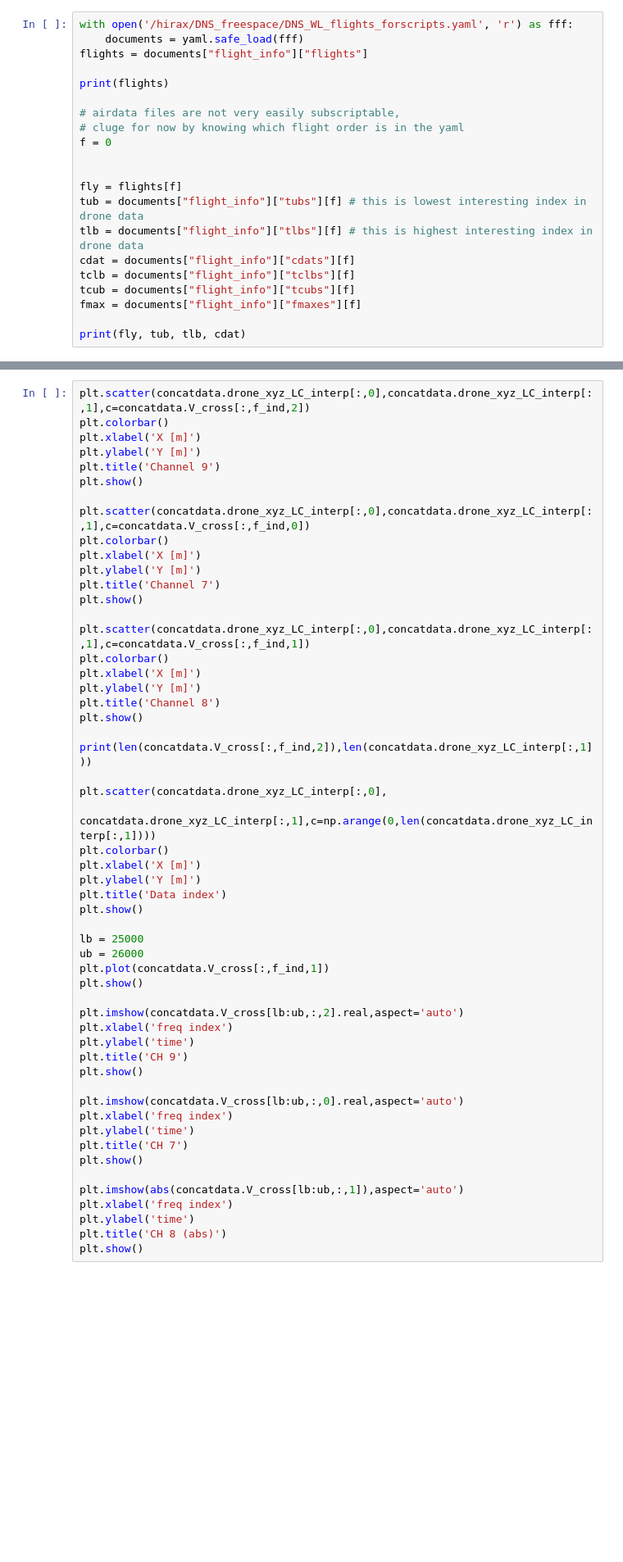
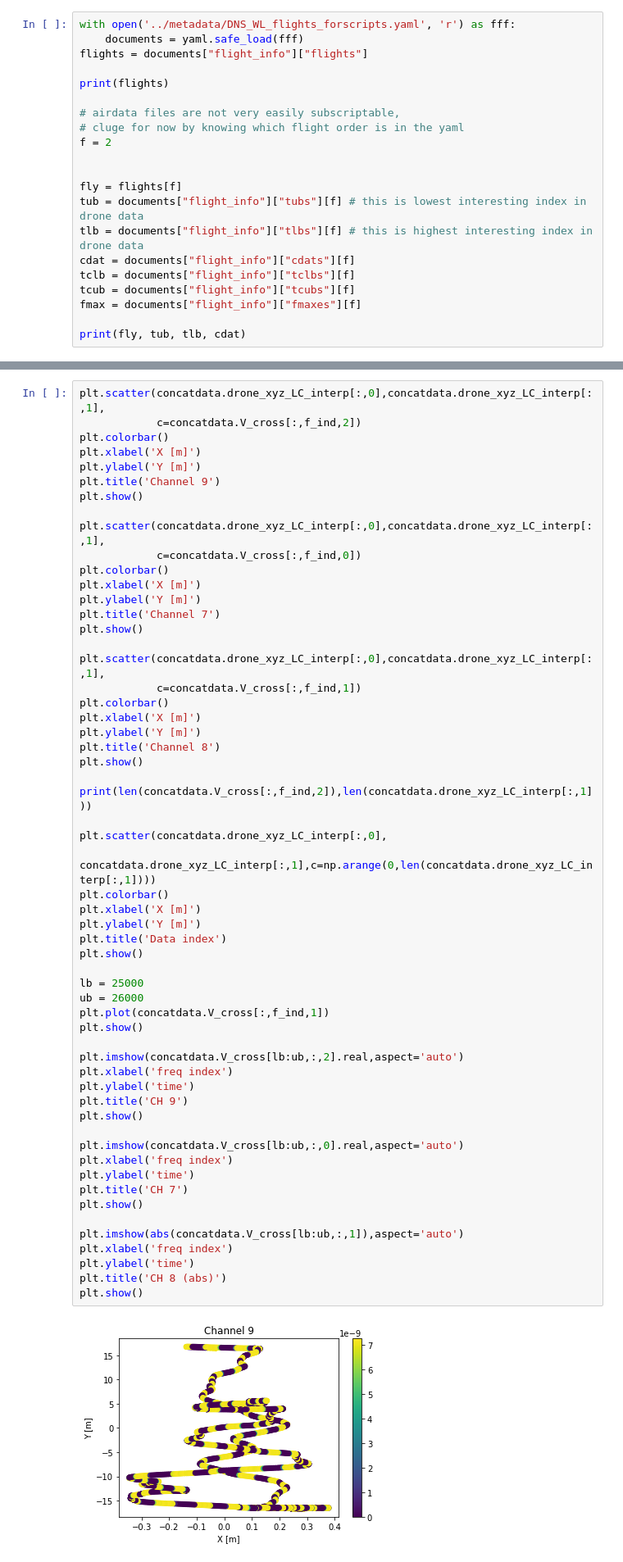
Before and after one commit to WrightLaboratory/DigitalNoiseSource, a Jupyter notebook: notebooks/LBN_DNS_droneflights.ipynb, the cells around one changed output, grey strips where cells are left out. Shown at 82% size. Saved outputs shown, nothing was run; the diff lists cells and outputs as text; blank space fills up the shorter version.

```diff
--- a/notebooks/LBN_DNS_droneflights.ipynb
+++ b/notebooks/LBN_DNS_droneflights.ipynb
@@ -216,7 +286,7 @@ plt.show()
 # %% [markdown]
 ## 2. Above looks good, let's capture in the yaml file
 # %%
-with open('/hirax/DNS_freespace/DNS_WL_flights_forscripts.yaml', 'r') as fff:
+with open('../metadata/DNS_WL_flights_forscripts.yaml', 'r') as fff:
     documents = yaml.safe_load(fff)
 flights = documents["flight_info"]["flights"]
 
@@ -224,7 +294,7 @@ print(flights)
 
 # airdata files are not very easily subscriptable,
 # cluge for now by knowing which flight order is in the yaml
-f = 0
+f = 2
 
 
 fly = flights[f]
@@ -279,21 +374,24 @@ concatdata=concat.CONCAT(CORRDATCLASS=corrtest0825,DRONEDATCLASS=dronetest0825,\
 #concattest0825=concat.CONCAT(CORRDATCLASS=corrtest0825,DRONEDATCLASS=dronetest0825,load_yaml=True,
 #                             traceback=False,save_traceback=False)
 # %%
-plt.scatter(concatdata.drone_xyz_LC_interp[:,0],concatdata.drone_xyz_LC_interp[:,1],c=concatdata.V_cross[:,f_ind,2])
+plt.scatter(concatdata.drone_xyz_LC_interp[:,0],concatdata.drone_xyz_LC_interp[:,1],
+            c=concatdata.V_cross[:,f_ind,2])
 plt.colorbar()
 plt.xlabel('X [m]')
 plt.ylabel('Y [m]')
 plt.title('Channel 9')
 plt.show()
 
-plt.scatter(concatdata.drone_xyz_LC_interp[:,0],concatdata.drone_xyz_LC_interp[:,1],c=concatdata.V_cross[:,f_ind,0])
+plt.scatter(concatdata.drone_xyz_LC_interp[:,0],concatdata.drone_xyz_LC_interp[:,1],
+            c=concatdata.V_cross[:,f_ind,0])
 plt.colorbar()
 plt.xlabel('X [m]')
 plt.ylabel('Y [m]')
 plt.title('Channel 7')
 plt.show()
 
-plt.scatter(concatdata.drone_xyz_LC_interp[:,0],concatdata.drone_xyz_LC_interp[:,1],c=concatdata.V_cross[:,f_ind,1])
+plt.scatter(concatdata.drone_xyz_LC_interp[:,0],concatdata.drone_xyz_LC_interp[:,1],
+            c=concatdata.V_cross[:,f_ind,1])
 plt.colorbar()
 plt.xlabel('X [m]')
 plt.ylabel('Y [m]')
@@ -305,30 +403,32 @@ print(len(concatdata.V_cross[:,f_ind,2]),len(concatdata.drone_xyz_LC_interp[:,1]
 plt.scatter(concatdata.drone_xyz_LC_interp[:,0],
             concatdata.drone_xyz_LC_interp[:,1],c=np.arange(0,len(concatdata.drone_xyz_LC_interp[:,1])))
 plt.colorbar()
 plt.xlabel('X [m]')
 plt.ylabel('Y [m]')
 plt.title('Data index')
 plt.show()
 
 lb = 25000
 ub = 26000
 plt.plot(concatdata.V_cross[:,f_ind,1])
 plt.show()
 
 plt.imshow(concatdata.V_cross[lb:ub,:,2].real,aspect='auto')
 plt.xlabel('freq index')
 plt.ylabel('time')
 plt.title('CH 9')
 plt.show()
 
 plt.imshow(concatdata.V_cross[lb:ub,:,0].real,aspect='auto')
 plt.xlabel('freq index')
 plt.ylabel('time')
 plt.title('CH 7')
 plt.show()
 
 plt.imshow(abs(concatdata.V_cross[lb:ub,:,1]),aspect='auto')
 plt.xlabel('freq index')
 plt.ylabel('time')
 plt.title('CH 8 (abs)')
 plt.show()
+# %% [output]
+[figure, added]
```
Also changed, not shown: parts of 15 cells of this notebook, 1 other file.
